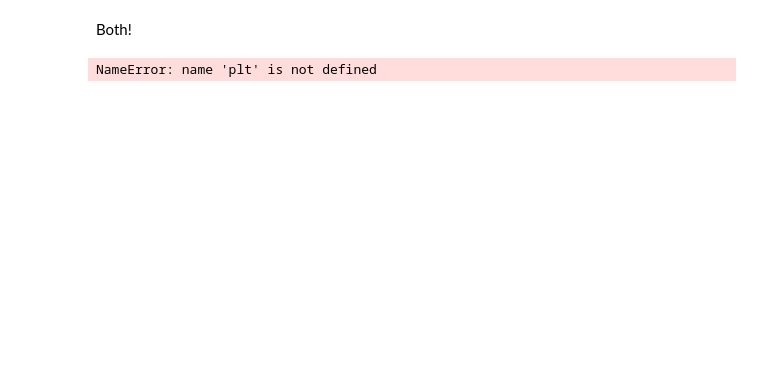
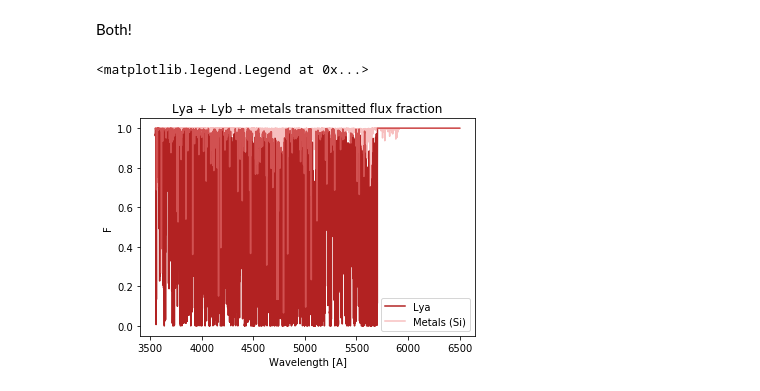
Before and after one commit to igmhub/LyaCoLoRe, a Jupyter notebook: notebooks/Reading_LyaCoLoRe_outputs.ipynb, the cells around one changed output. Drawn from its saved outputs; the diff is of its cells as text; code cells hidden in the pictures; blank space fills up the shorter version.

```diff
--- a/notebooks/Reading_LyaCoLoRe_outputs.ipynb
+++ b/notebooks/Reading_LyaCoLoRe_outputs.ipynb
@@ -48,9 +54,10 @@ Both!
 # %%
 plt.plot(wave,hdu['TRANSMISSION'].data[2], color= 'firebrick', label='Lya')
 plt.plot(wave,hdu['METALS'].data[2], color= 'lightcoral', alpha=0.5, label='Metals (Si)')
-plt.xlabel('Wavelength')
-plt.ylabel('Flux')
-plt.title('Lya and metals')
+plt.xlabel('Wavelength [A]')
+plt.ylabel('F')
+plt.title('Lya + Lyb + metals transmitted flux fraction')
 plt.legend()
 # %% [output]
-NameError: name 'plt' is not defined
+<matplotlib.legend.Legend at 0x...>
+[figure, added]
```
Also changed, not shown: parts of 4 cells of this notebook.
